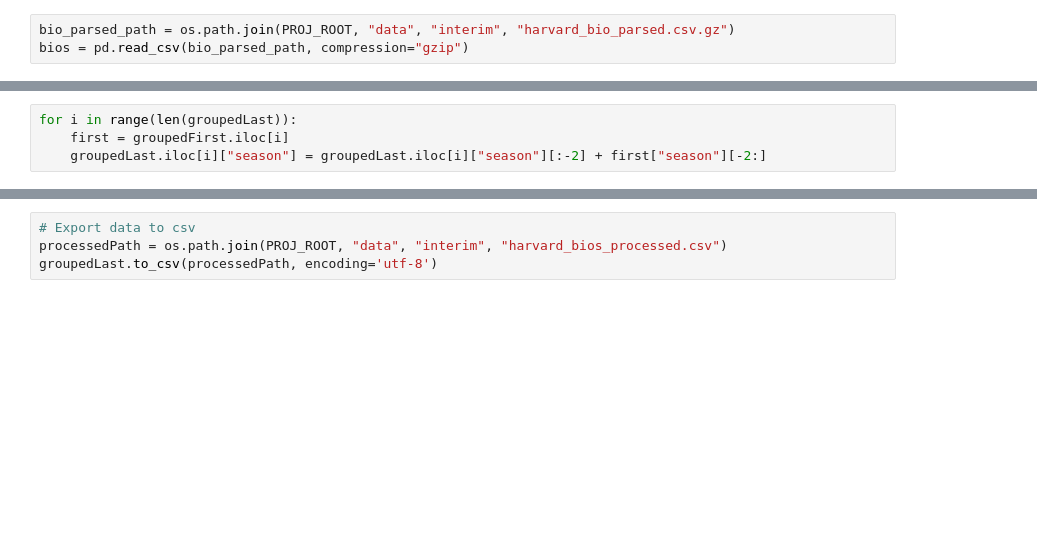
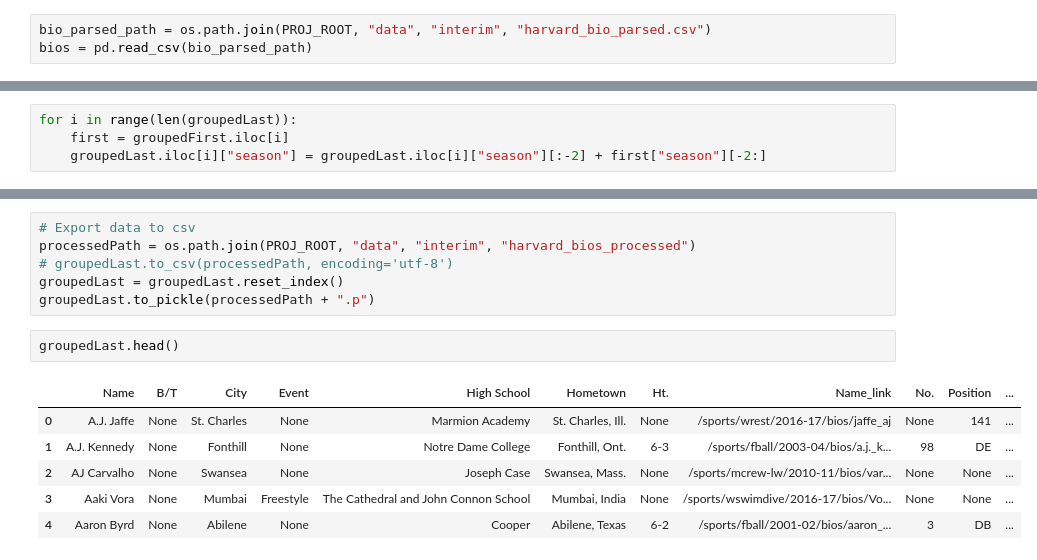
Before and after one commit to hydrosquall/yale_athletics_data, a Jupyter notebook: notebooks/Harvard Bios Processing.ipynb, the cells around one changed output, grey strips where cells are left out. Saved outputs shown, nothing was run; the diff lists cells and outputs as text; blank space fills up the shorter version.

```diff
--- a/notebooks/Harvard Bios Processing.ipynb
+++ b/notebooks/Harvard Bios Processing.ipynb
@@ -34,8 +34,8 @@ players.shape
 # %% [output]
 (10896, 17)
 # %%
-bio_parsed_path = os.path.join(PROJ_ROOT, "data", "interim", "harvard_bio_parsed.csv.gz")
-bios = pd.read_csv(bio_parsed_path, compression="gzip")
+bio_parsed_path = os.path.join(PROJ_ROOT, "data", "interim", "harvard_bio_parsed.csv")
+bios = pd.read_csv(bio_parsed_path)
 # %%
 bios.shape
 bios.columns = ["Name_link", "synopsis", "headers"]
@@ -90,5 +90,16 @@ groupedLast.head()
 | Aaron Byrd | None | Abilene | None | Cooper | Abilene, Texas | 6-2 | /sports/fball/2001-02/bios/aaron_... | 3 | DB | Texas | ... |
 # %%
 # Export data to csv
-processedPath = os.path.join(PROJ_ROOT, "data", "interim", "harvard_bios_processed.csv")
-groupedLast.to_csv(processedPath, encoding='utf-8')
+processedPath = os.path.join(PROJ_ROOT, "data", "interim", "harvard_bios_processed")
+# groupedLast.to_csv(processedPath, encoding='utf-8')
+groupedLast = groupedLast.reset_index()
+groupedLast.to_pickle(processedPath + ".p")
+# %%
+groupedLast.head()
+# %% [output]
+|  | Name | B/T | City | Event | High School | Hometown | Ht. | Name_link | No. | Position | ... |
+| 0 | A.J. Jaffe | None | St. Charles | None | Marmion Academy | St. Charles, Ill. | None | /sports/wrest/2016-17/bios/jaffe_aj | None | 141 | ... |
+| 1 | A.J. Kennedy | None | Fonthill | None | Notre Dame College | Fonthill, Ont. | 6-3 | /sports/fball/2003-04/bios/a.j._k... | 98 | DE | ... |
+| 2 | AJ Carvalho | None | Swansea | None | Joseph Case | Swansea, Mass. | None | /sports/mcrew-lw/2010-11/bios/var... | None | None | ... |
+| 3 | Aaki Vora | None | Mumbai | Freestyle | The Cathedral and John Connon School | Mumbai, India | None | /sports/wswimdive/2016-17/bios/Vo... | None | None | ... |
+| 4 | Aaron Byrd | None | Abilene | None | Cooper | Abilene, Texas | 6-2 | /sports/fball/2001-02/bios/aaron_... | 3 | DB | ... |
```
Also changed, not shown: 6 other files.
